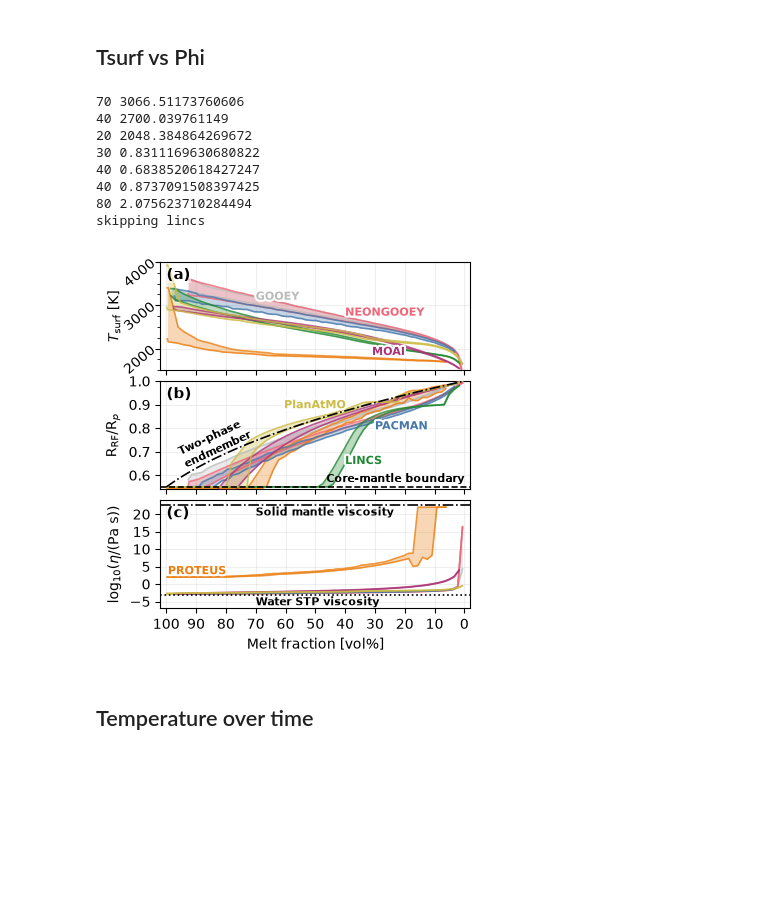
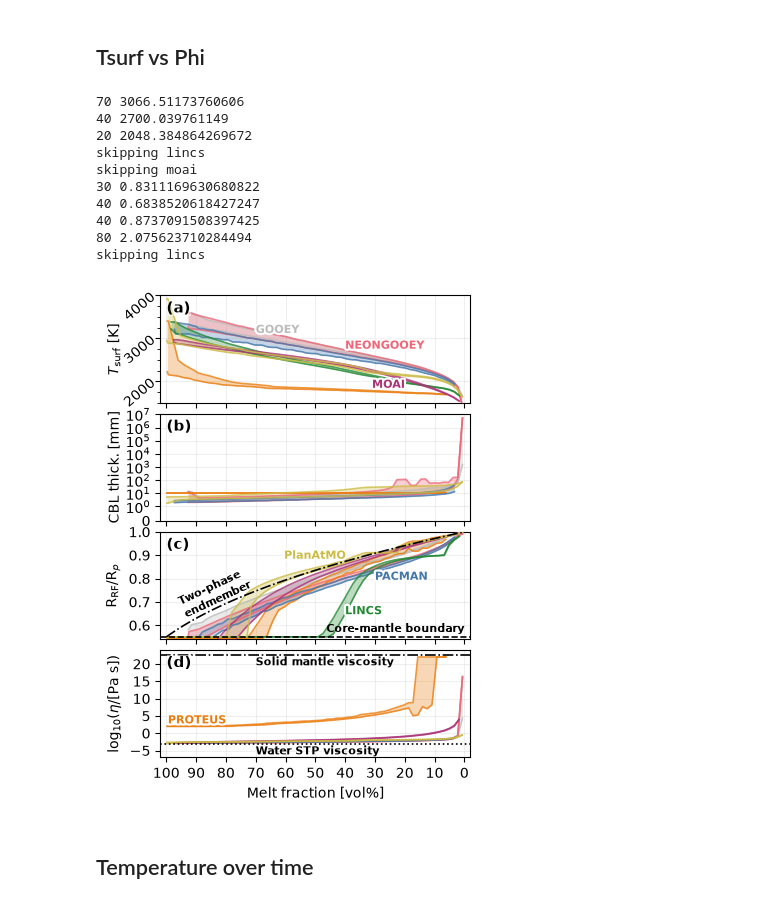
Before and after one commit to projectcuisines/chili, a Jupyter notebook: intercomparison/analysis_solarsystem/compare.ipynb, the cells around one changed output. Cells and saved outputs as stored; diff of their text form; code cells hidden in the pictures; blank space fills up the shorter version.

```diff
--- a/intercomparison/analysis_solarsystem/compare.ipynb
+++ b/intercomparison/analysis_solarsystem/compare.ipynb
@@ -93,11 +93,11 @@ def compare_interior(ykeys):
     model_txt = {
         "gooey":        [0, 70, "left" , "bottom"],
         "neongooey":    [0, 40, "left" , "bottom"],
-        "proteus":      [2, 80, "right", "bottom"],
-        "pacman":       [1, 30, "left" , "top"],
-        "lincs":        [1, 40, "left" , "top"],
+        "proteus":      [3, 80, "right", "bottom"],
+        "pacman":       [2, 30, "left" , "top"],
+        "lincs":        [2, 40, "left" , "top"],
         "moai":         [0, 20, "right", "top"],
-        "planatmo":     [1, 40, "right", "bottom"],
+        "planatmo":     [2, 40, "right", "bottom"],
     }
 
     cmb = 0.55
@@ -116,7 +116,10 @@ def compare_interior(ykeys):
                     if ("-evo" not in case):
                         continue
                     x.extend(v["phi(vol_frac)"].values*100)
-                    y.extend(v[ykey].values)
+                    if ykey not in v:
+                        y.extend([np.nan]*len(v["phi(vol_frac)"].values))
+                    else:
+                        y.extend(v[ykey].values)
 
             # sort data
             mask = np.argsort(x)
@@ -131,6 +134,10 @@ def compare_interior(ykeys):
             scatter = False
             if ykey == "R_solid(m)":
                 y = y / Rearth
+
+            elif ykey == "thick_surf_bl(m)":
+                y = y * 1e3
+
             elif ykey == "viscosity(Pa.s)":
 
                 # special case of NEONGOOEY
@@ -174,15 +181,20 @@ def compare_interior(ykeys):
         ax.grid(alpha=0.2, zorder=0)
         ylbl = get_label(ykey)
 
-        if ykey == "T_surf(K)":
+        if ykey in ["T_surf(K)","T_pot(K)"]:
             ax.yaxis.set_major_locator(mpl.ticker.MultipleLocator(1000))
             ax.yaxis.set_minor_locator(mpl.ticker.MultipleLocator(250))
             ax.set_ylim(tmp_min, tmp_max)
             ax.tick_params(axis='y', which='both', rotation=40, pad=-2)
 
+        elif ykey == "thick_surf_bl(m)":
+            ax.set_yscale("symlog", linthresh=1)
+            ax.set_ylim(bottom=0)
+            ylbl = r"CBL thick. [mm]"
+
         elif ykey == "viscosity(Pa.s)":
             ax.set_ylim(-7, 24)
-            ylbl = r"log$_{10}(\eta$/(Pa s)$)$"
+            ylbl = r"log$_{10}(\eta$/[Pa s]$)$"
             ax.yaxis.set_major_locator(mpl.ticker.MultipleLocator(5))
 
             visc_solid = np.log10(5e22)
@@ -216,35 +228,37 @@ def compare_interior(ykeys):
 
 
         ax.set_ylabel(ylbl, labelpad=-0.2)
         ax.text(0.02, 0.95, f"({abcd[iy]})",
                 transform=ax.transAxes,  zorder=99,
                 bbox=dict(fc="w", ec='none', alpha=0.5, pad=0.0),
                 ha='left', va='top', fontsize=11, weight='bold')
 
     axs[-1].set_xlabel(get_label("phi(vol_pct)"))
     axs[-1].set_xlim(right=-2,left=102)
     axs[-1].xaxis.set_major_locator(mpl.ticker.MultipleLocator(10))
 
     # title = xlbl + " vs " + ylbl
     # axs[0].set_title(f"Interior properties", fontsize=11)
 
     fig.subplots_adjust(hspace=0.1)
     fig.align_labels()
 
     plt.show()
     fig.savefig(f"out/compare_interior.{EXT}", bbox_inches='tight', dpi=DPI, pad_inches=0.03)
 
-compare_interior(["T_surf(K)", "R_solid(m)", "viscosity(Pa.s)"])
+compare_interior(["T_surf(K)", "thick_surf_bl(m)", "R_solid(m)", "viscosity(Pa.s)"])
 # %% [output]
 70 3066.51173760606
 40 2700.039761149
 20 2048.384864269672
+skipping lincs
+skipping moai
 30 0.8311169630680822
 40 0.6838520618427247
 40 0.8737091508397425
 80 2.075623710284494
 skipping lincs
-[figure, old version]
+[figure, new version]
 # %% [markdown]
 ## Temperature over time
 # %%
```
Also changed, not shown: parts of 1 cell of this notebook.
